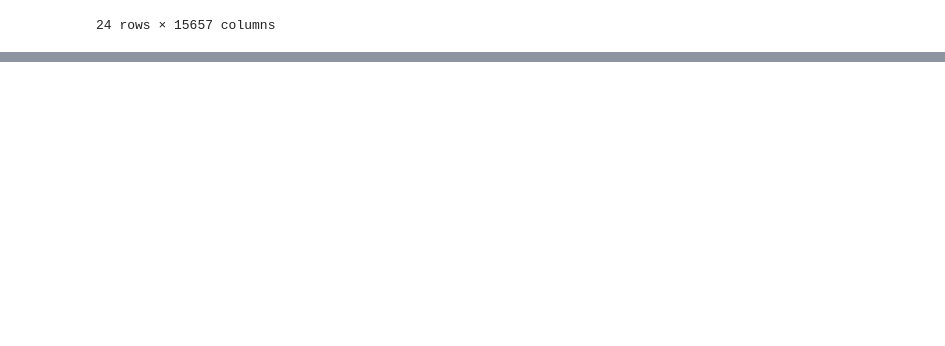
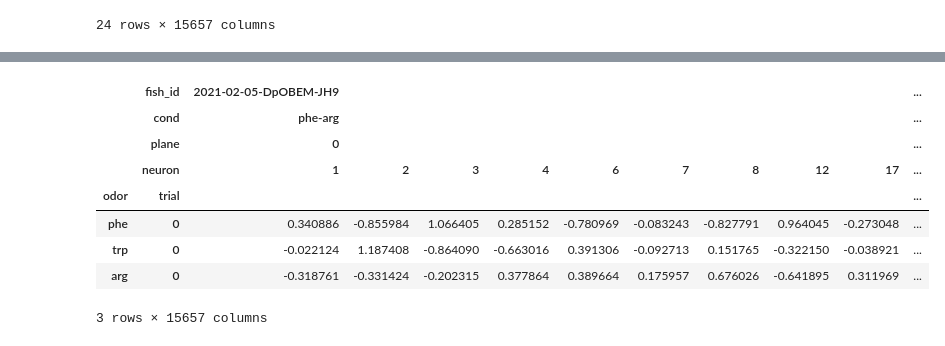
Before and after one commit to aloejhb/catrace, a Jupyter notebook: notebooks/tuning_curve_Dp.ipynb, the cells around one changed output, grey strips where cells are left out. Drawn from its saved outputs; the diff is of its cells as text; code cells hidden in the pictures; blank space fills up the shorter version.

```diff
--- a/notebooks/tuning_curve_Dp.ipynb
+++ b/notebooks/tuning_curve_Dp.ipynb
@@ -103,3 +115,22 @@ if avg_trials:
+# %%
+# Average all trials
+avg_trials = True
+if avg_trials:
+    responses = responses.groupby(level=0).mean()
+    responses['trial'] = 0
+    responses.set_index('trial', append=True, inplace=True)
+    responses = responses.reindex(dtpar.odor_list, level='odor')
+responses
+# %% [output]
+|  | fish_id | 2021-02-05-DpOBEM-JH9 |  |  |  |  |  |  |  |  | ... |
+|  | cond | phe-arg |  |  |  |  |  |  |  |  | ... |
+|  | plane | 0 |  |  |  |  |  |  |  |  | ... |
+|  | neuron | 1 | 2 | 3 | 4 | 6 | 7 | 8 | 12 | 17 | ... |
+| odor | trial |  |  |  |  |  |  |  |  |  | ... |
+| phe | 0 | 0.340886 | -0.855984 | 1.066405 | 0.285152 | -0.780969 | -0.083243 | -0.827791 | 0.964045 | -0.273048 | ... |
+| trp | 0 | -0.022124 | 1.187408 | -0.864090 | -0.663016 | 0.391306 | -0.092713 | 0.151765 | -0.322150 | -0.038921 | ... |
+| arg | 0 | -0.318761 | -0.331424 | -0.202315 | 0.377864 | 0.389664 | 0.175957 | 0.676026 | -0.641895 | 0.311969 | ... |
+3 rows × 15657 columns
 # %%
 importlib.reload(caclust)
 # Compute cluster labels
```
Also changed, not shown: parts of 11 cells of this notebook, 1 other file.
